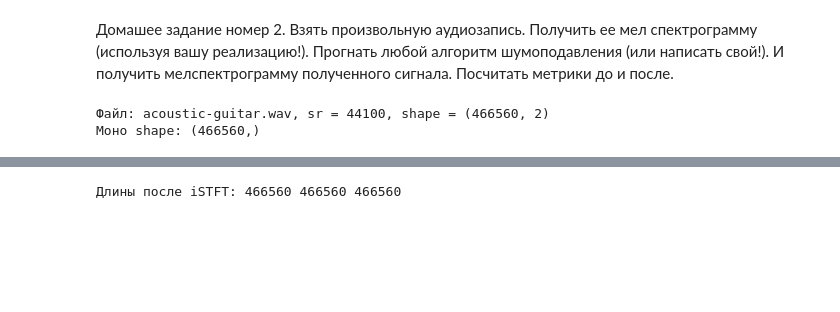
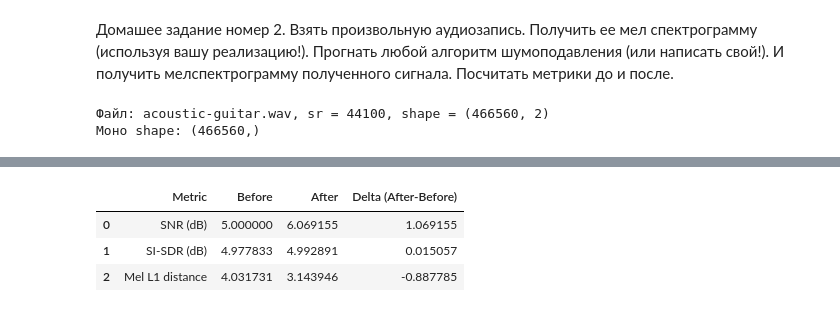
Before and after one commit to RahimGulyamov/speech_technology_mipt, a Jupyter notebook: 2_denoise.ipynb, the cells around one changed output, grey strips where cells are left out. Drawn from its saved outputs; the diff is of its cells as text; code cells hidden in the pictures; blank space fills up the shorter version.

```diff
--- a/2_denoise.ipynb
+++ b/2_denoise.ipynb
@@ -209,29 +305,40 @@ STFT shape: (1025, 1058)
 # %%
-eps = 1e-10
+def snr_db(ref: np.ndarray, est: np.ndarray, eps: float = 1e-12) -> float:
+    ref = np.asarray(ref, dtype=np.float64)
+    est = np.asarray(est, dtype=np.float64)
+    e = est - ref
+    return 10.0 * np.log10((np.sum(ref**2) + eps) / (np.sum(e**2) + eps))
 
-P_clean = np.abs(S_clean) ** 2
-P_noise = np.abs(S_noise) ** 2
+def si_sdr_db(ref: np.ndarray, est: np.ndarray, eps: float = 1e-8) -> float:
+    ref = np.asarray(ref, dtype=np.float64)
+    est = np.asarray(est, dtype=np.float64)
 
-M = P_clean / (P_clean + P_noise + eps)
+    ref = ref - ref.mean()
+    est = est - est.mean()
 
-M = np.clip(M, 0.0, 1.0)
+    alpha = np.dot(est, ref) / (np.dot(ref, ref) + eps)
+    target = alpha * ref
+    noise = est - target
 
-S_denoised = M * S_noisy
+    return 10.0 * np.log10((np.sum(target**2) + eps) / (np.sum(noise**2) + eps))
 
+def mel_l1(m1, m2):
+    T = min(m1.shape[1], m2.shape[1])
+    return float(np.mean(np.abs(m1[:, :T] - m2[:, :T])))
 
-x_denoised = librosa.istft(
-    S_denoised,
-    hop_length=hop_length,
-    win_length=win_length,
-    window=window,
-    center=False,
+metrics = {
+    "SNR (dB)": (snr_db(x_clean, x_noisy), snr_db(x_clean, x_denoised)),
+    "SI-SDR (dB)": (si_sdr_db(x_clean, x_noisy), si_sdr_db(x_clean, x_denoised)),
+    "Mel L1 distance": (mel_l1(mel_clean, mel_noisy), mel_l1(mel_clean, mel_denoised)),
+}
+
+df = pd.DataFrame(
+    [(k, v[0], v[1], v[1] - v[0]) for k, v in metrics.items()],
+    columns=["Metric", "Before", "After", "Delta (After-Before)"]
 )
-
-min_len = min(len(x_clean), len(x_denoised))
-x_clean = x_clean[:min_len]
-x_noisy = x_noisy[:min_len]
-x_denoised = x_denoised[:min_len]
-
-print("Длины после iSTFT:", len(x_clean), len(x_noisy), len(x_denoised))
+df
 # %% [output]
-Длины после iSTFT: 466560 466560 466560
+|  | Metric | Before | After | Delta (After-Before) |
+| 0 | SNR (dB) | 5.000000 | 6.069155 | 1.069155 |
+| 1 | SI-SDR (dB) | 4.977833 | 4.992891 | 0.015057 |
+| 2 | Mel L1 distance | 4.031731 | 3.143946 | -0.887785 |
```
Also changed, not shown: parts of 12 cells of this notebook, 3 other files.
